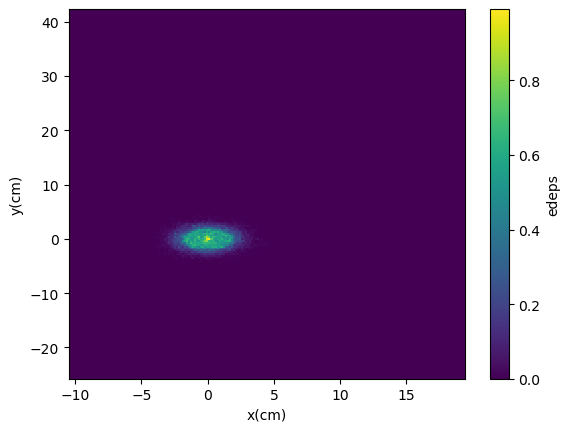
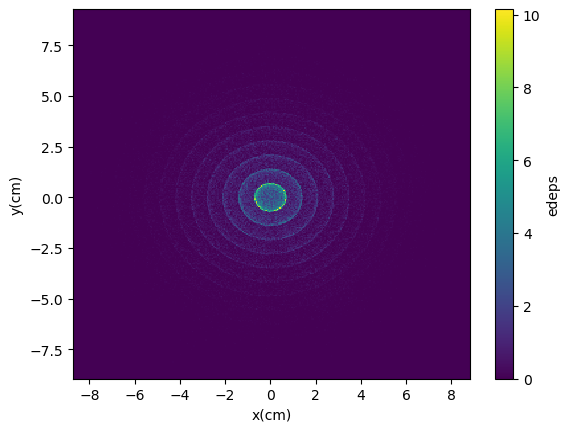
Code edit (unified diff) that turned the first committed figure into the second:
--- before
+++ after
@@ -1,5 +1,5 @@
 x=hits["x"].array().to_numpy()
 y=hits["y"].array().to_numpy()
-_=plt.hist2d(x,y,weights=energy,bins=200)
+_=plt.hist2d(x,y,weights=energy,bins=300)
 plt.colorbar(label="edeps")
 plt.xlabel("x(cm)")

Commit: Adjusting macros to include liquid/gas phase selection